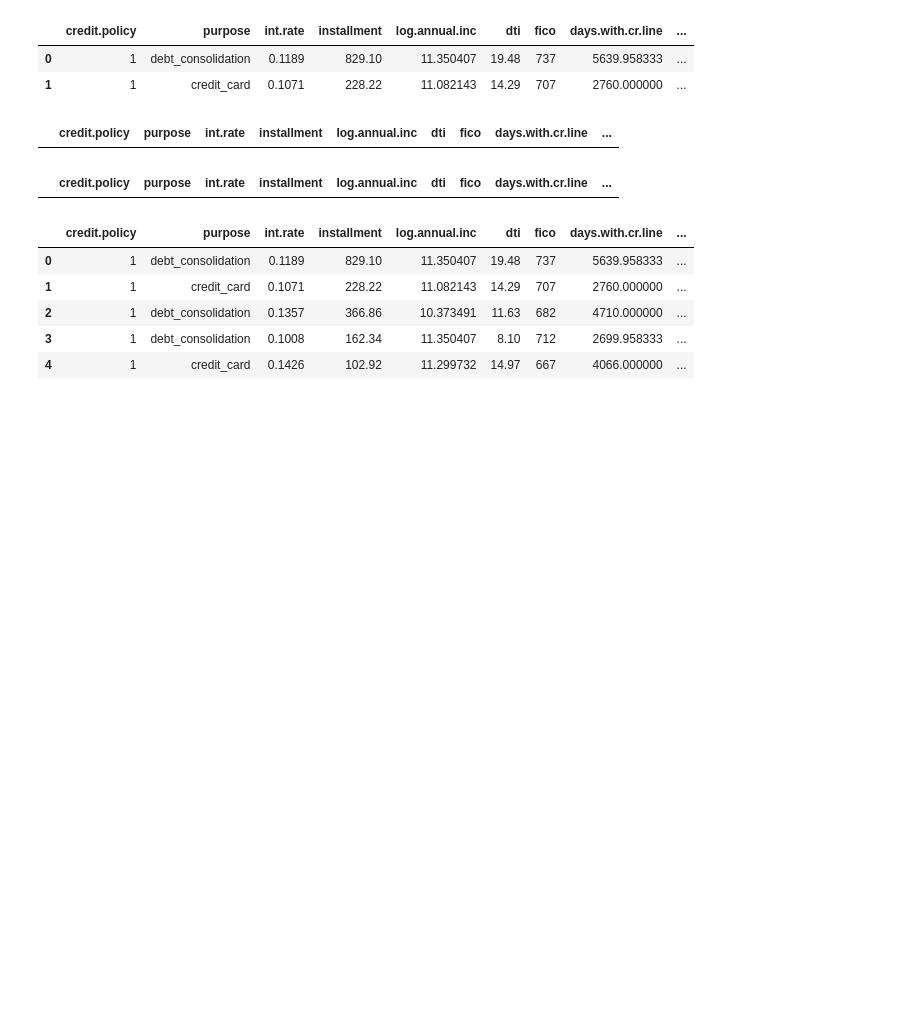
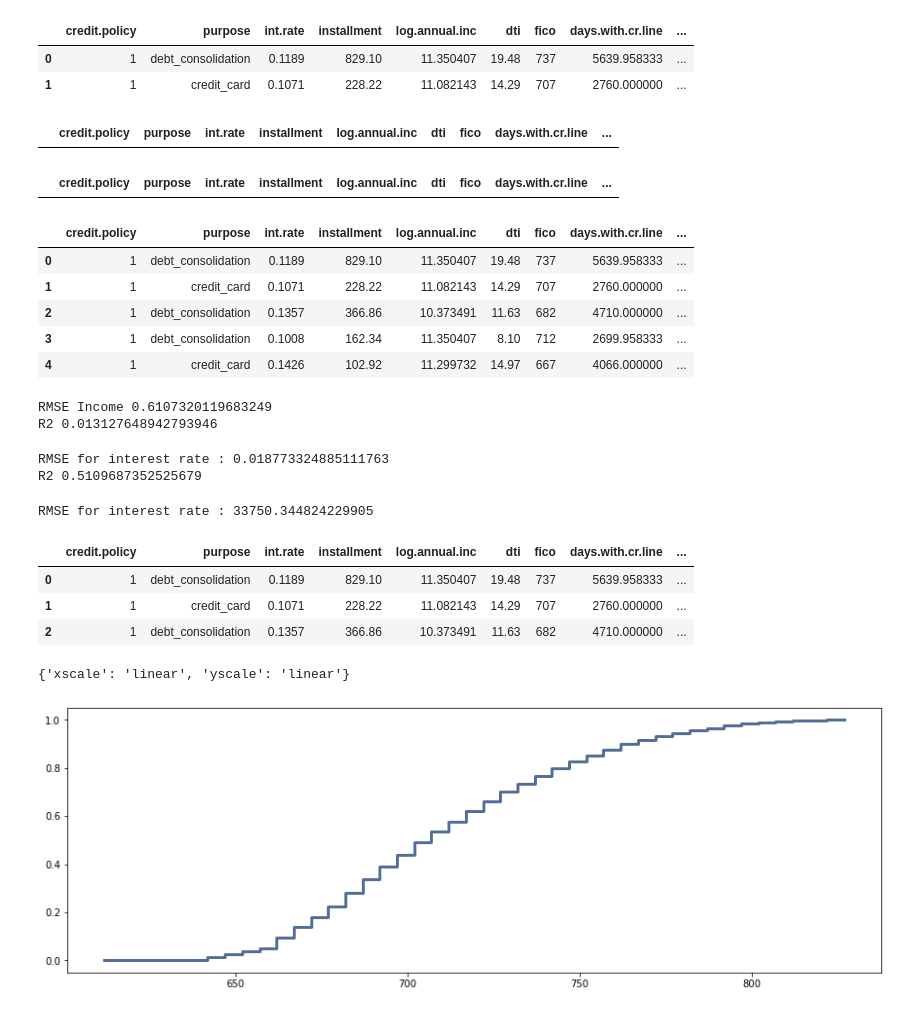
Before and after one commit to SidhST12/DATA_3450_Quiz_2, a Jupyter notebook: quiz_2_1221_start.ipynb, the cells around one changed output. Cells and saved outputs as stored; diff of their text form; code cells hidden in the pictures; blank space fills up the shorter version.

```diff
--- a/quiz_2_1221_start.ipynb
+++ b/quiz_2_1221_start.ipynb
@@ -308,0 +318,45 @@ df.head(5)
+# %%
+inter, slope = thinkstats2.LeastSquares(df["fico"],df["log.annual.inc"])
+res = thinkstats2.Residuals(df["fico"], df["log.annual.inc"], inter, slope)
+
+
+print("RMSE Income", rmseFromResiduals(res))
+
+print("R2", rSquared(df["log.annual.inc"], res))
+# %% [output]
+RMSE Income 0.6107320119683249
+R2 0.013127648942793946
+# %%
+inter1, slope1 = thinkstats2.LeastSquares(df["fico"],df["int.rate"])
+res1 = thinkstats2.Residuals(df["fico"], df["int.rate"], inter1, slope1)
+
+
+print("RMSE for interest rate :", rmseFromResiduals(res1))
+print("R2", rSquared(df["int.rate"], res1))
+# %% [output]
+RMSE for interest rate : 0.018773324885111763
+R2 0.5109687352525679
+# %%
+inter2, slope2 = thinkstats2.LeastSquares(df["fico"],df["revol.bal"])
+res2 = thinkstats2.Residuals(df["fico"], df["revol.bal"], inter2, slope2)
+
+
+print("RMSE for interest rate :", rmseFromResiduals(res2))
+# %% [output]
+RMSE for interest rate : 33750.344824229905
+# %%
+df.head(3)
+# %% [output]
+|  | credit.policy | purpose | int.rate | installment | log.annual.inc | dti | fico | days.with.cr.line | ... |
+| 0 | 1 | debt_consolidation | 0.1189 | 829.10 | 11.350407 | 19.48 | 737 | 5639.958333 | ... |
+| 1 | 1 | credit_card | 0.1071 | 228.22 | 11.082143 | 14.29 | 707 | 2760.000000 | ... |
+| 2 | 1 | debt_consolidation | 0.1357 | 366.86 | 10.373491 | 11.63 | 682 | 4710.000000 | ... |
+# %%
+#Q-13
+new_obj=thinkstats2.Cdf(df["fico"])
+new_obj1=thinkstats2.Cdf(df["not.fully.paid"])
+# %%
+thinkplot.cdf(new_obj)
+# %% [output]
+{'xscale': 'linear', 'yscale': 'linear'}
+[figure, added]
```
Also changed, not shown: parts of 2 cells of this notebook.
